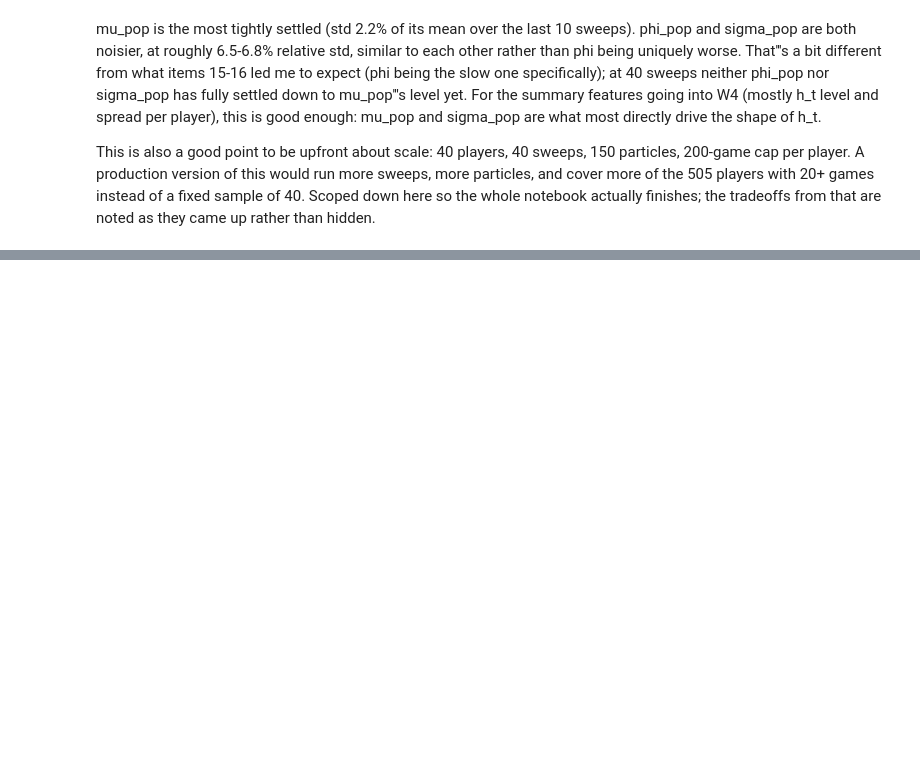
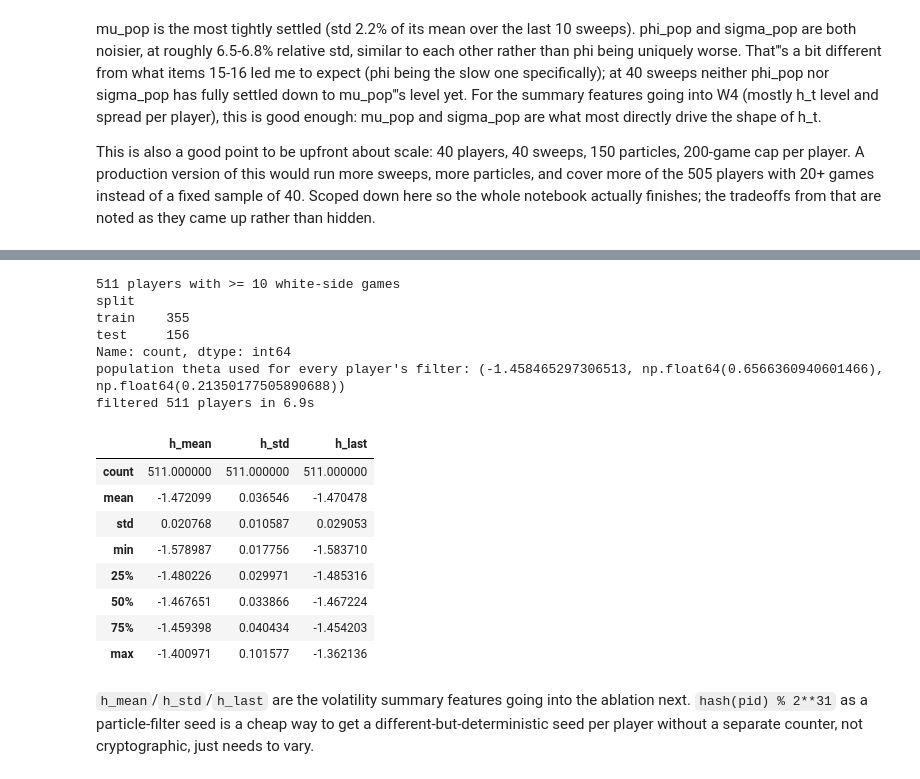
Before and after one commit to arjunsk9876/elo-sense, a Jupyter notebook: notebooks/elosense_v4.ipynb, the cells around one changed output, grey strips where cells are left out. Cells and saved outputs as stored; diff of their text form; code cells hidden in the pictures; blank space fills up the shorter version.

Commit message:
Merge volatility summary stats into existing feature set (W4)

```diff
--- a/notebooks/elosense_v4.ipynb
+++ b/notebooks/elosense_v4.ipynb
@@ -749,0 +758,67 @@ This is also a good point to be upfront about scale: 40 players, 40 sweeps, 150
+# %%
+import time
+
+RATING_BINS = [0, 1000, 1400, 1800, 5000]
+RATING_LABELS = ["<1000", "1000-1400", "1400-1800", "1800+"]
+
+pgn_feats_v3 = pd.read_csv("../features/pgn_features_v3.csv")
+player_counts = pgn_feats_v3.groupby("white_id").size()
+eligible_players = player_counts[player_counts >= 10].index.tolist()
+print(f"{len(eligible_players)} players with >= 10 white-side games")
+
+def aggregate_players_v4(pgn_df, eligible):
+    sub = pgn_df[pgn_df["white_id"].isin(eligible)]
+    g = sub.groupby("white_id")
+    agg = g.agg(
+        n_games=("white_rating", "size"),
+        rating_mean=("white_rating", "mean"),
+        ply_count_mean=("ply_count", "mean"), ply_count_std=("ply_count", "std"),
+        max_swing_mean=("max_swing", "mean"), max_swing_std=("max_swing", "std"),
+        lead_changes_mean=("lead_changes", "mean"), lead_changes_std=("lead_changes", "std"),
+        move_time_mean=("white_avg_move_time", "mean"), move_time_std=("white_avg_move_time", "std"),
+        split=("split", "first"),
+    ).reset_index()
+    agg["white_band"] = pd.cut(agg["rating_mean"], bins=RATING_BINS, labels=RATING_LABELS)
+    for col in ["ply_count_std", "max_swing_std", "lead_changes_std", "move_time_std"]:
+        agg[col] = agg[col].fillna(0.0)
+    agg["move_time_mean"] = agg["move_time_mean"].fillna(agg["move_time_mean"].median())
+    return agg
+
+players_v4 = aggregate_players_v4(pgn_feats_v3, eligible_players)
+print(players_v4["split"].value_counts())
+
+POP_THETA = (pop_tight["mu_pop"], np.tanh(pop_tight["phi_pop_u"]), np.exp(pop_tight["sigma_pop_u"]))
+print("population theta used for every player's filter:", POP_THETA)
+
+VOL_MAX_GAMES = 300
+vol_rows = []
+t0 = time.time()
+for pid in players_v4["white_id"]:
+    x = player_history(pid)["x"].values[:VOL_MAX_GAMES]
+    _, h_path, _ = bootstrap_particle_filter(x, *POP_THETA, n_particles=150, seed=hash(pid) % (2**31))
+    tail = max(1, len(h_path) // 5)
+    vol_rows.append({"white_id": pid, "h_mean": h_path.mean(), "h_std": h_path.std(), "h_last": h_path[-tail:].mean()})
+print(f"filtered {len(vol_rows)} players in {time.time() - t0:.1f}s")
+
+vol_features = pd.DataFrame(vol_rows)
+players_v4 = players_v4.merge(vol_features, on="white_id", how="left")
+players_v4[["h_mean", "h_std", "h_last"]].describe()
+# %% [output]
+511 players with >= 10 white-side games
+split
+train    355
+test     156
+Name: count, dtype: int64
+population theta used for every player's filter: (-1.458465297306513, np.float64(0.6566360940601466), np.float64(0.21350177505890688))
+filtered 511 players in 6.9s
+|  | h_mean | h_std | h_last |
+| count | 511.000000 | 511.000000 | 511.000000 |
+| mean | -1.472099 | 0.036546 | -1.470478 |
+| std | 0.020768 | 0.010587 | 0.029053 |
+| min | -1.578987 | 0.017756 | -1.583710 |
+| 25% | -1.480226 | 0.029971 | -1.485316 |
+| 50% | -1.467651 | 0.033866 | -1.467224 |
+| 75% | -1.459398 | 0.040434 | -1.454203 |
+| max | -1.400971 | 0.101577 | -1.362136 |
+# %% [markdown]
+`h_mean`/`h_std`/`h_last` are the volatility summary features going into the ablation next. `hash(pid) % 2**31` as a particle-filter seed is a cheap way to get a different-but-deterministic seed per player without a separate counter, not cryptographic, just needs to vary.
```
Also changed, not shown: parts of 1 cell of this notebook.
